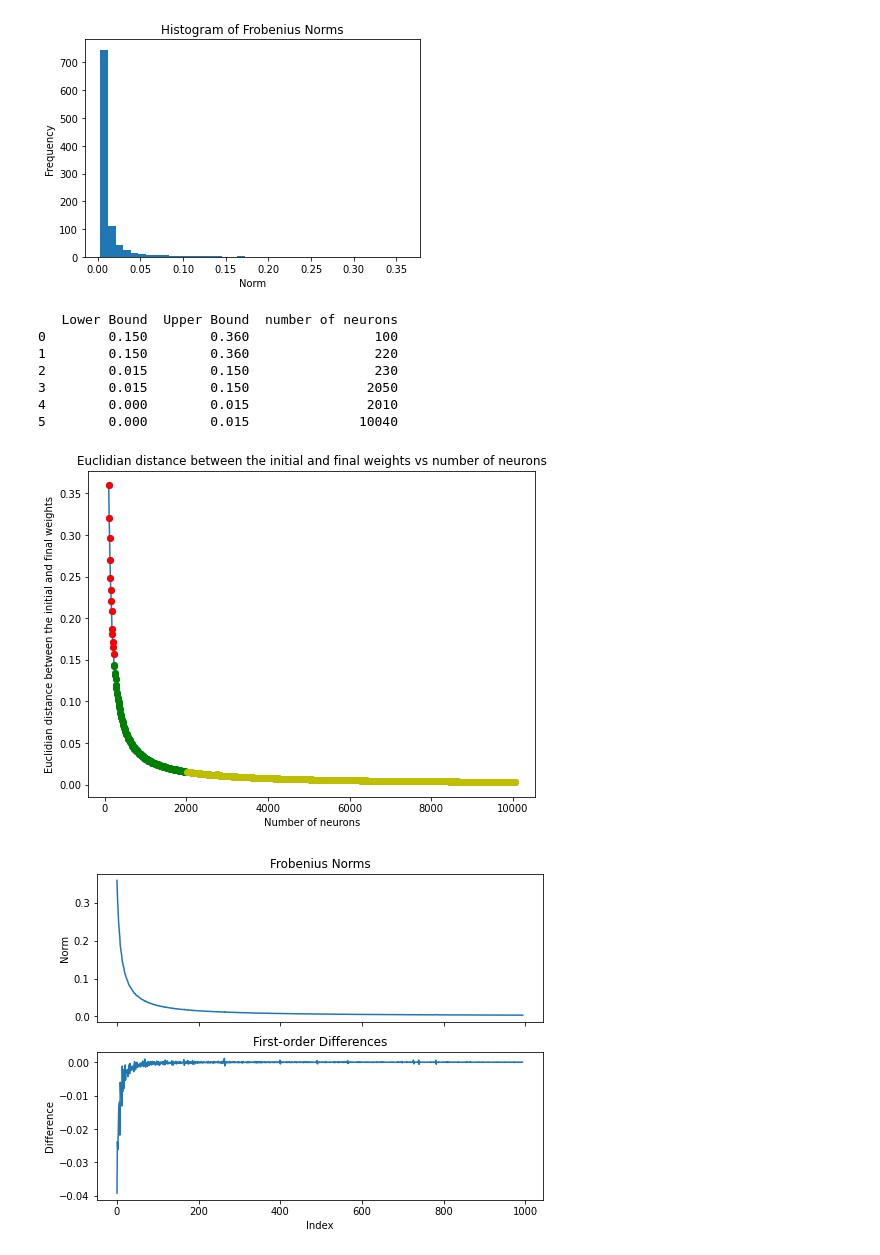
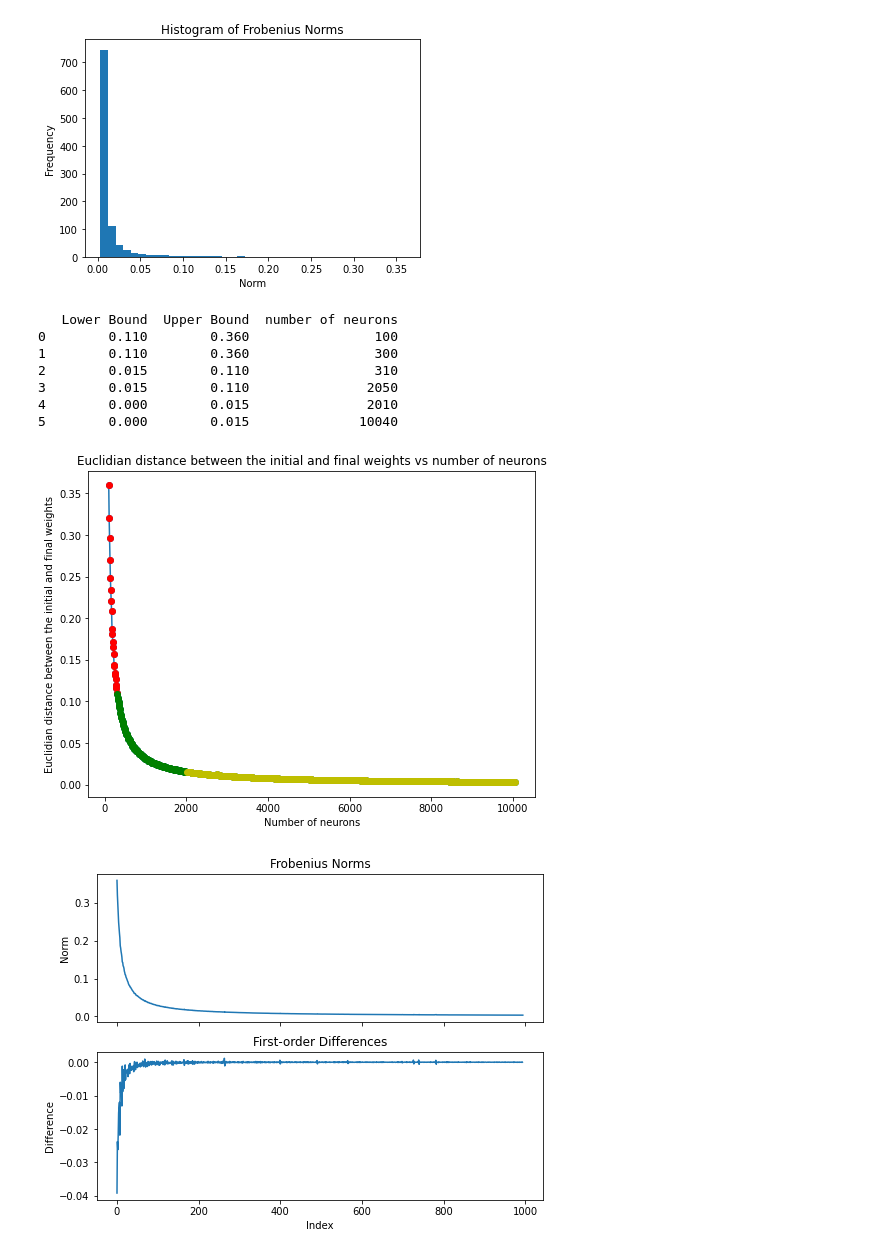
Before and after one commit to Kennethm-spec/Exploring-the-Limits-of-Lazy-Training-in-Neural-Networks, a Jupyter notebook: Loop_pytorch.ipynb, the cells around one changed output. Drawn from its saved outputs; the diff is of its cells as text; code cells hidden in the pictures.

```diff
--- a/Loop_pytorch.ipynb
+++ b/Loop_pytorch.ipynb
@@ -285,13 +292,13 @@ Standard deviation: 0.03146563
 import pandas as pd
 
 
-lb1 = 0.15
+lb1 = 0.11
 ub1 = 0.36
 idx_1 = np.where((norms > lb1) & (norms < ub1))[0]
 translated_idx_1 = unit_range[idx_1]
 
 lb2 = 0.015
-ub2 = 0.15
+ub2 = 0.11
 idx_2 = np.where((norms > lb2) & (norms < ub2))[0]
 translated_idx_2 = unit_range[idx_2]
 
@@ -314,44 +321,39 @@ def fill_bounds(lb, ub, translate):
             lower_bound.append(lb)
             upper_bound.append(ub)
             translated_idx.append(val)
+
 fill_bounds(lb1, ub1, translated_idx_1)
 fill_bounds(lb2, ub2, translated_idx_2)
 fill_bounds(lb3, ub3, translated_idx_3)
 df = pd.DataFrame({'Lower Bound': lower_bound,
                   'Upper Bound': upper_bound, 'number of neurons': translated_idx})
-
-# threshold = 0.001
-# idx = np.where(norms > threshold)[0]
-
-# # Create a table of threshold values and corresponding indices
-# df = pd.DataFrame({'Threshold': threshold, 'Index': idx})
 
 # Print the table
 print(df)
 
 # set the size of the figure
 fig, ax = plt.subplots(figsize=(8, 6))
 # create the plot
 ax.plot(unit_range, norms, linestyle='-', marker='o')
 ax.plot(translated_idx_1, norms[idx_1], 'ro')
 ax.plot(translated_idx_2, norms[idx_2], 'go')
 ax.plot(translated_idx_3, norms[idx_3], 'yo')
 # set the title and axis labels
 ax.set_title(
     'Euclidian distance between the initial and final weights vs number of neurons')
 ax.set_xlabel('Number of neurons')
 ax.set_ylabel('Euclidian distance between the initial and final weights')
 
 plt.show()
 # %% [output]
    Lower Bound  Upper Bound  number of neurons
-0        0.150        0.360                100
-1        0.150        0.360                220
-2        0.015        0.150                230
-3        0.015        0.150               2050
+0        0.110        0.360                100
+1        0.110        0.360                300
+2        0.015        0.110                310
+3        0.015        0.110               2050
 4        0.000        0.015               2010
 5        0.000        0.015              10040
-[figure, old version]
+[figure, new version]
 # %%
 # Compute the first-order differences
 diffs = np.diff(norms)
```
Also changed, not shown: parts of 3 cells of this notebook.
